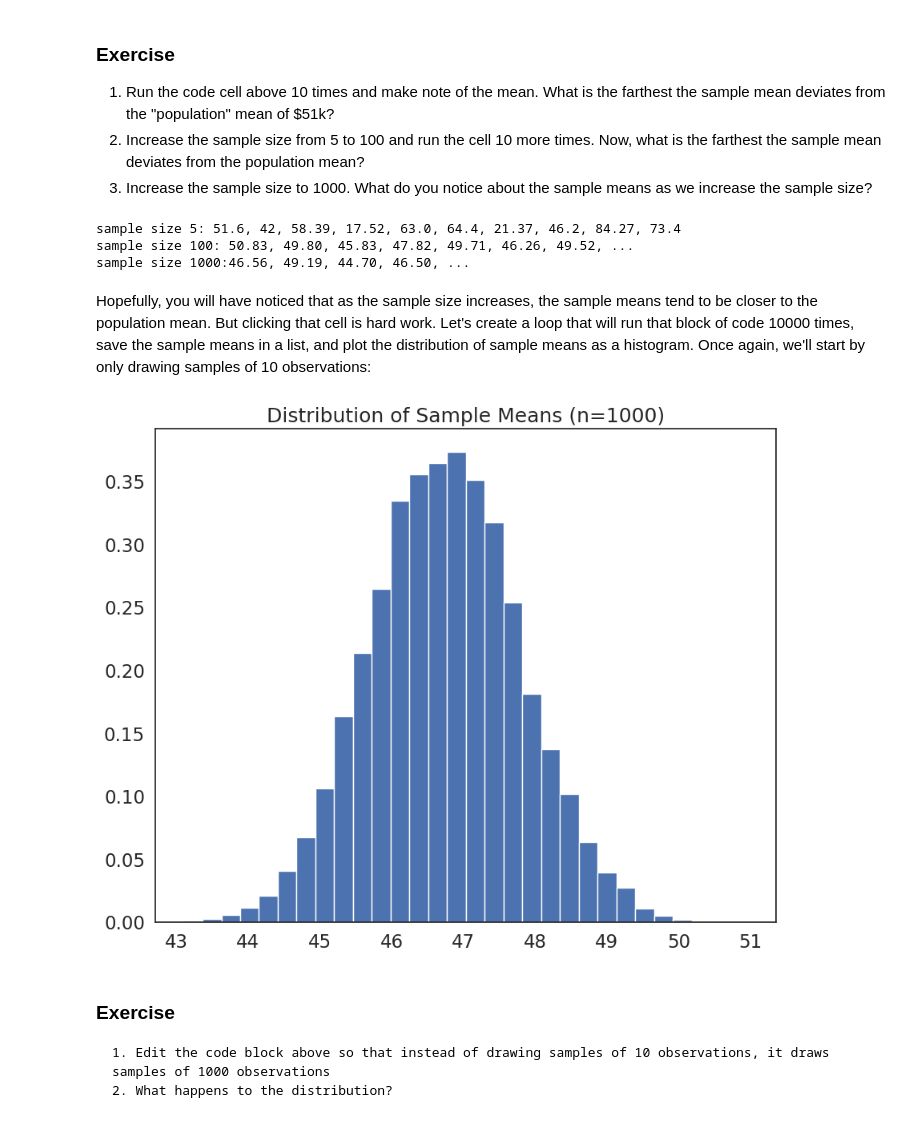
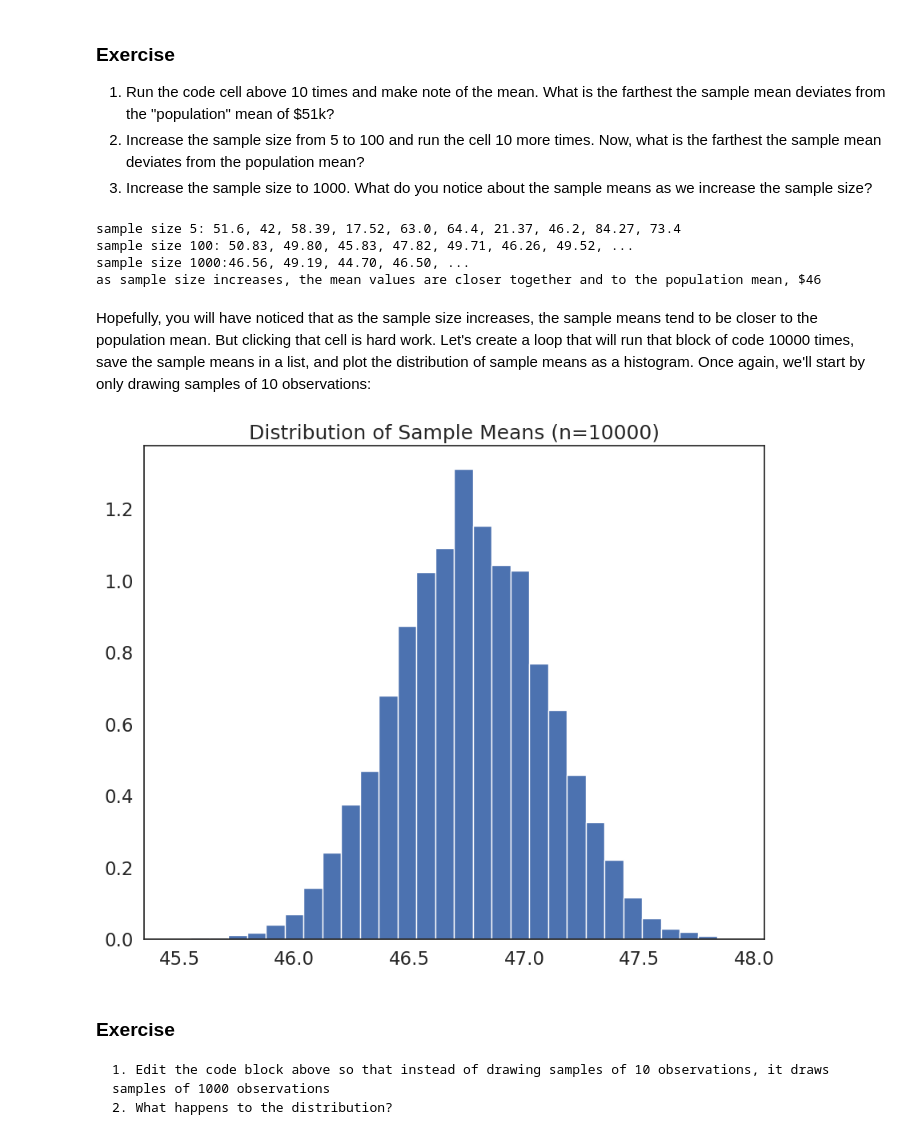
Before and after one commit to jacquelinechesher/QM2-real, a Jupyter notebook: W5_Distributions_and_Basic_Statistics.ipynb, the cells around one changed output. Cells and saved outputs as stored; diff of their text form; code cells hidden in the pictures.

```diff
--- a/W5_Distributions_and_Basic_Statistics.ipynb
+++ b/W5_Distributions_and_Basic_Statistics.ipynb
@@ -396,28 +396,30 @@ Mean: 46.500150000000005
 print('sample size 5: 51.6, 42, 58.39, 17.52, 63.0, 64.4, 21.37, 46.2, 84.27, 73.4')
 print('sample size 100: 50.83, 49.80, 45.83, 47.82, 49.71, 46.26, 49.52, ...')
 print('sample size 1000:46.56, 49.19, 44.70, 46.50, ...')
+print('as sample size increases, the mean values are closer together and to the population mean, $46')
 # %% [output]
 sample size 5: 51.6, 42, 58.39, 17.52, 63.0, 64.4, 21.37, 46.2, 84.27, 73.4
 sample size 100: 50.83, 49.80, 45.83, 47.82, 49.71, 46.26, 49.52, ...
 sample size 1000:46.56, 49.19, 44.70, 46.50, ...
+as sample size increases, the mean values are closer together and to the population mean, $46
 # %% [markdown]
 Hopefully, you will have noticed that as the sample size increases, the sample means tend to be closer to the population mean. But clicking that cell is hard work. Let's create a loop that will run that block of code 10000 times, save the sample means in a list, and plot the distribution of sample means as a histogram. Once again, we'll start by only drawing samples of 10 observations:
 # %%
 #create an empty list to store sample means
 sample_means=[]
 
-sample_size=1000
+sample_size=10000
 # loop 10,000 times.
 for i in range(0,10000):
     sample= df['income'].sample(sample_size, replace=True) # draw a sample of 10 observations from the income variable, with replacement
     sample_mean=sample.mean() # calculate the mean of the sample
     sample_means.append(sample_mean) # append the sample mean to the list of sample means
 
 plt.hist(sample_means, bins=30, edgecolor='white', density=True) # plot a histogram of the sample means
 plt.title('Distribution of Sample Means (n={})'.format(sample_size)) # add a title
 plt.show()
 # %% [output]
-[figure, old version]
+[figure, new version]
 # %% [markdown]
 ### Exercise
 
```
Also changed, not shown: parts of 5 cells of this notebook.
